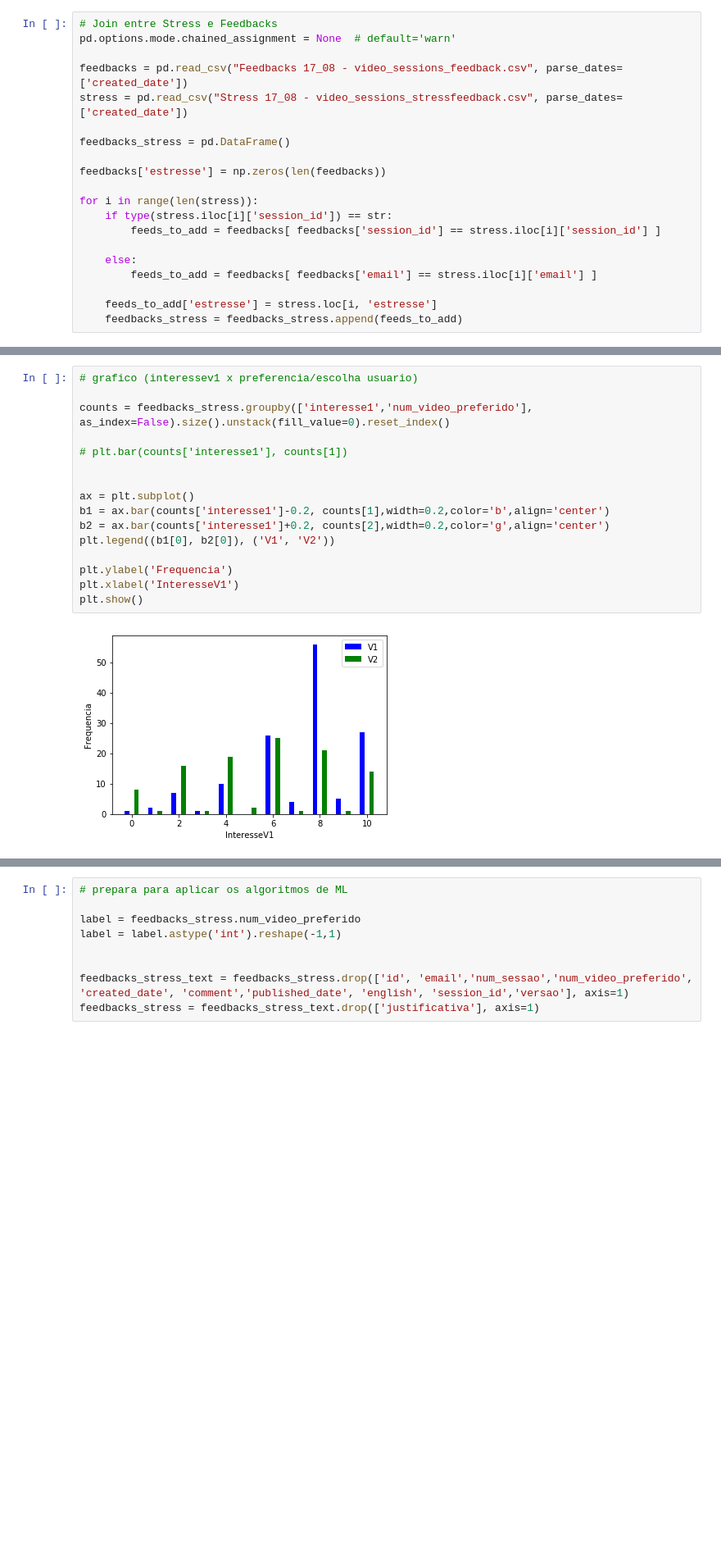
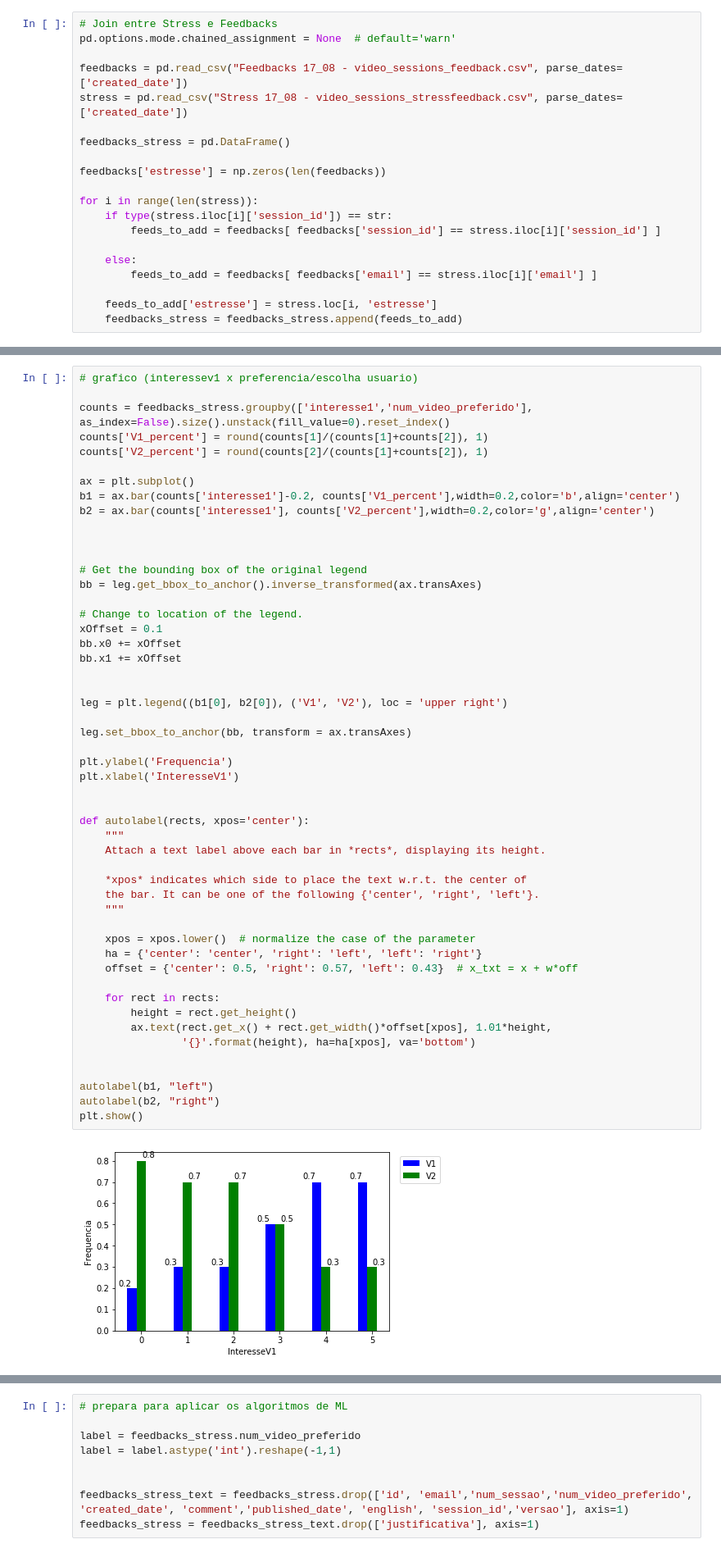
Before and after one commit to mateussnogs/analise_qose_2, a Jupyter notebook: analise_qose.ipynb, the cells around one changed output, grey strips where cells are left out. Shown at 82% size. Saved outputs shown, nothing was run; the diff lists cells and outputs as text; blank space fills up the shorter version.

```diff
--- a/analise_qose.ipynb
+++ b/analise_qose.ipynb
@@ -138,21 +66,56 @@ feedbacks_stress.describe()
-# %%
-# grafico (interessev1 x preferencia/escolha usuario)
-
-counts = feedbacks_stress.groupby(['interesse1','num_video_preferido'], as_index=False).size().unstack(fill_value=0).reset_index()
-
-# plt.bar(counts['interesse1'], counts[1])
-
-
-ax = plt.subplot()
-b1 = ax.bar(counts['interesse1']-0.2, counts[1],width=0.2,color='b',align='center')
-b2 = ax.bar(counts['interesse1']+0.2, counts[2],width=0.2,color='g',align='center')
-plt.legend((b1[0], b2[0]), ('V1', 'V2'))
-
-plt.ylabel('Frequencia')
-plt.xlabel('InteresseV1')
-plt.show()
-# %% [output]
-[figure, removed]
+# %%
+# grafico (interessev1 x preferencia/escolha usuario)
+
+counts = feedbacks_stress.groupby(['interesse1','num_video_preferido'], as_index=False).size().unstack(fill_value=0).reset_index()
+counts['V1_percent'] = round(counts[1]/(counts[1]+counts[2]), 1)
+counts['V2_percent'] = round(counts[2]/(counts[1]+counts[2]), 1)
+
+ax = plt.subplot()
+b1 = ax.bar(counts['interesse1']-0.2, counts['V1_percent'],width=0.2,color='b',align='center')
+b2 = ax.bar(counts['interesse1'], counts['V2_percent'],width=0.2,color='g',align='center')
+
+
+
+# Get the bounding box of the original legend
+bb = leg.get_bbox_to_anchor().inverse_transformed(ax.transAxes)
+
+# Change to location of the legend.
+xOffset = 0.1
+bb.x0 += xOffset
+bb.x1 += xOffset
+
+
+leg = plt.legend((b1[0], b2[0]), ('V1', 'V2'), loc = 'upper right')
+
+leg.set_bbox_to_anchor(bb, transform = ax.transAxes)
+
+plt.ylabel('Frequencia')
+plt.xlabel('InteresseV1')
+
+
+def autolabel(rects, xpos='center'):
+    """
+    Attach a text label above each bar in *rects*, displaying its height.
+
+    *xpos* indicates which side to place the text w.r.t. the center of
+    the bar. It can be one of the following {'center', 'right', 'left'}.
+    """
+
+    xpos = xpos.lower()  # normalize the case of the parameter
+    ha = {'center': 'center', 'right': 'left', 'left': 'right'}
+    offset = {'center': 0.5, 'right': 0.57, 'left': 0.43}  # x_txt = x + w*off
+
+    for rect in rects:
+        height = rect.get_height()
+        ax.text(rect.get_x() + rect.get_width()*offset[xpos], 1.01*height,
+                '{}'.format(height), ha=ha[xpos], va='bottom')
+
+
+autolabel(b1, "left")
+autolabel(b2, "right")
+plt.show()
+# %% [output]
+[figure, added]
 # %%
 #Arvore de decisao
 
```
Also changed, not shown: parts of 5 cells of this notebook.
